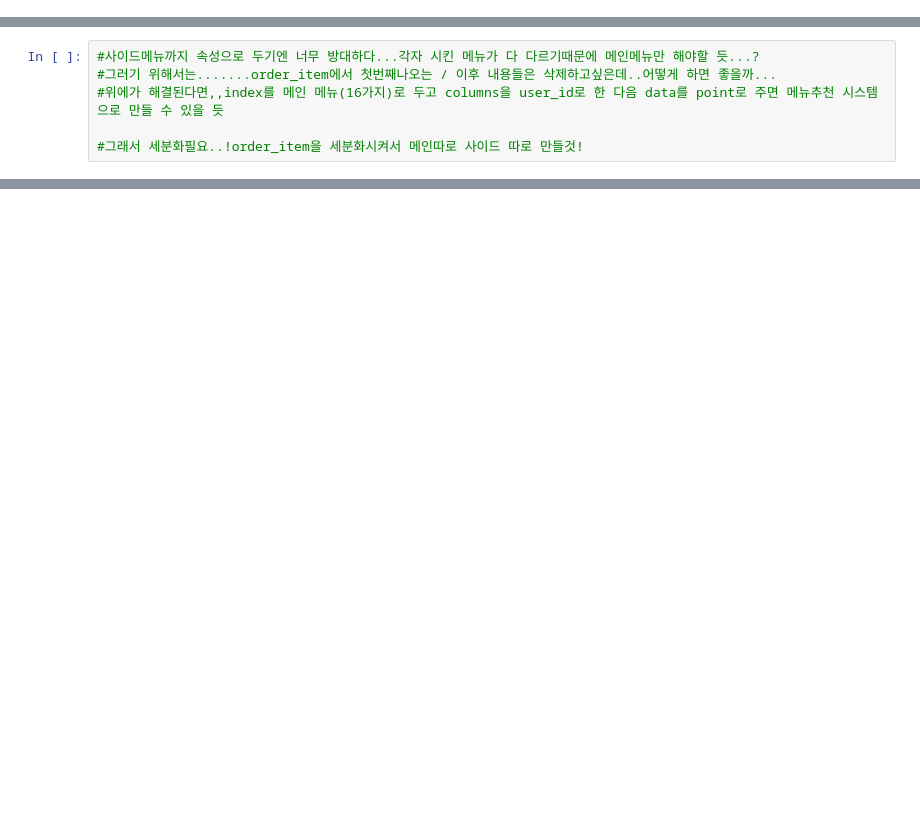
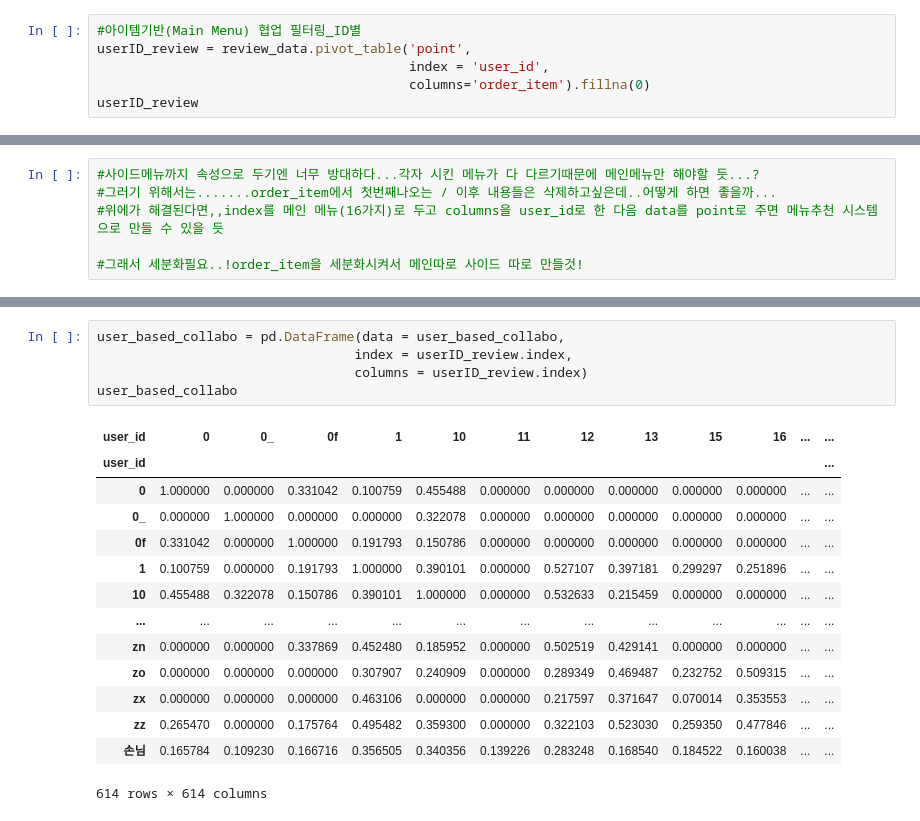
Before and after one commit to lee-dk/Final_Project, a Jupyter notebook: yogiyo/yogiyo.ipynb, the cells around one changed output, grey strips where cells are left out. Cells and saved outputs as stored; diff of their text form; blank space fills up the shorter version.

```diff
--- a/yogiyo/yogiyo.ipynb
+++ b/yogiyo/yogiyo.ipynb
@@ -29,3 +29,9 @@ review_data.head(16)
 # %%
 #아이디별로 나열
 review_idx_ID =
+# %%
+#아이템기반(Main Menu) 협업 필터링_ID별
+userID_review = review_data.pivot_table('point',
+                                        index = 'user_id',
+                                        columns='order_item').fillna(0)
+userID_review
@@ -65,0 +122,20 @@ review_userID.head(16)
+# %%
+user_based_collabo = pd.DataFrame(data = user_based_collabo,
+                                 index = userID_review.index,
+                                 columns = userID_review.index)
+user_based_collabo
+# %% [output]
+| user_id | 0 | 0_ | 0f | 1 | 10 | 11 | 12 | 13 | 15 | 16 | ... | ... |
+| user_id |  |  |  |  |  |  |  |  |  |  |  | ... |
+| 0 | 1.000000 | 0.000000 | 0.331042 | 0.100759 | 0.455488 | 0.000000 | 0.000000 | 0.000000 | 0.000000 | 0.000000 | ... | ... |
+| 0_ | 0.000000 | 1.000000 | 0.000000 | 0.000000 | 0.322078 | 0.000000 | 0.000000 | 0.000000 | 0.000000 | 0.000000 | ... | ... |
+| 0f | 0.331042 | 0.000000 | 1.000000 | 0.191793 | 0.150786 | 0.000000 | 0.000000 | 0.000000 | 0.000000 | 0.000000 | ... | ... |
+| 1 | 0.100759 | 0.000000 | 0.191793 | 1.000000 | 0.390101 | 0.000000 | 0.527107 | 0.397181 | 0.299297 | 0.251896 | ... | ... |
+| 10 | 0.455488 | 0.322078 | 0.150786 | 0.390101 | 1.000000 | 0.000000 | 0.532633 | 0.215459 | 0.000000 | 0.000000 | ... | ... |
+| ... | ... | ... | ... | ... | ... | ... | ... | ... | ... | ... | ... | ... |
+| zn | 0.000000 | 0.000000 | 0.337869 | 0.452480 | 0.185952 | 0.000000 | 0.502519 | 0.429141 | 0.000000 | 0.000000 | ... | ... |
+| zo | 0.000000 | 0.000000 | 0.000000 | 0.307907 | 0.240909 | 0.000000 | 0.289349 | 0.469487 | 0.232752 | 0.509315 | ... | ... |
+| zx | 0.000000 | 0.000000 | 0.000000 | 0.463106 | 0.000000 | 0.000000 | 0.217597 | 0.371647 | 0.070014 | 0.353553 | ... | ... |
+| zz | 0.265470 | 0.000000 | 0.175764 | 0.495482 | 0.359300 | 0.000000 | 0.322103 | 0.523030 | 0.259350 | 0.477846 | ... | ... |
+| 손님 | 0.165784 | 0.109230 | 0.166716 | 0.356505 | 0.340356 | 0.139226 | 0.283248 | 0.168540 | 0.184522 | 0.160038 | ... | ... |
+614 rows × 614 columns
```
Also changed, not shown: parts of 11 cells of this notebook.
